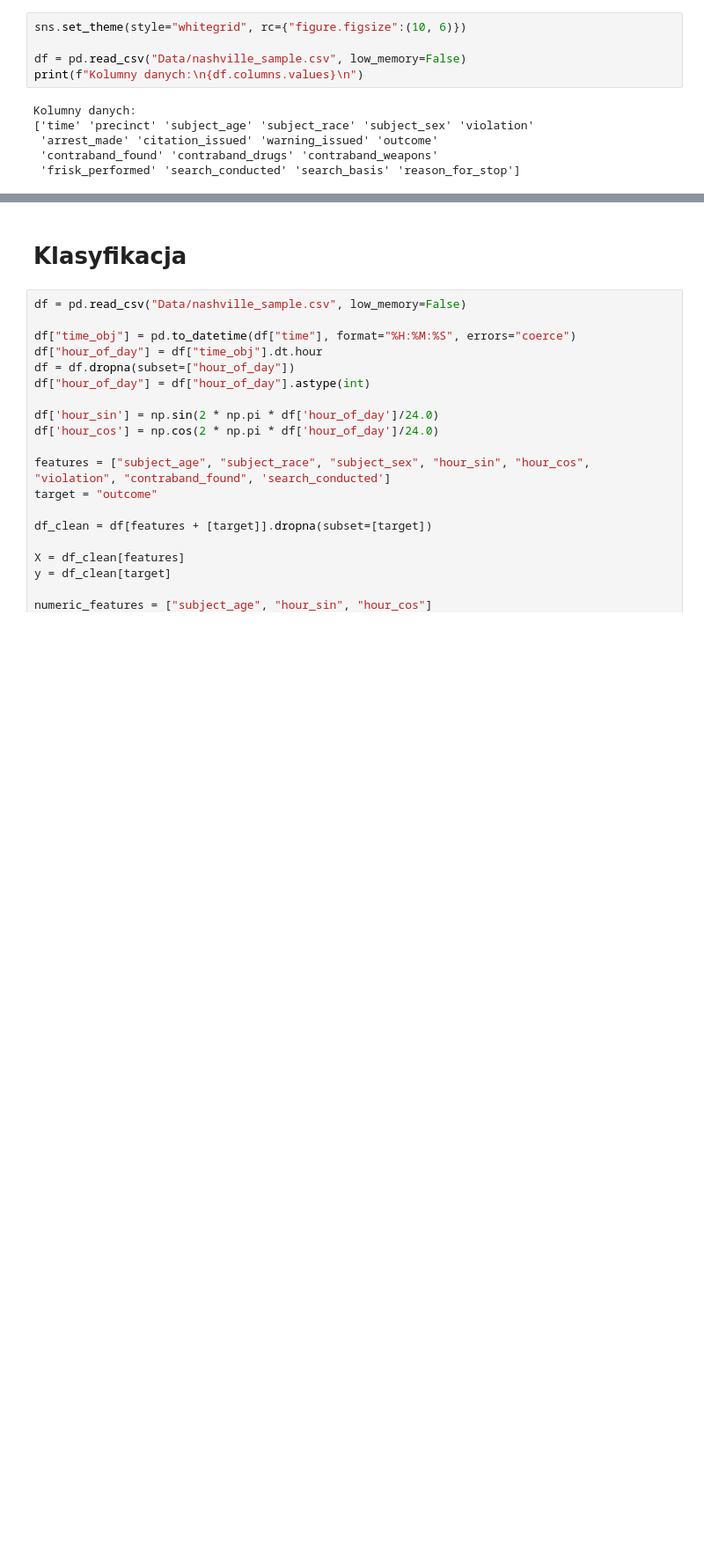
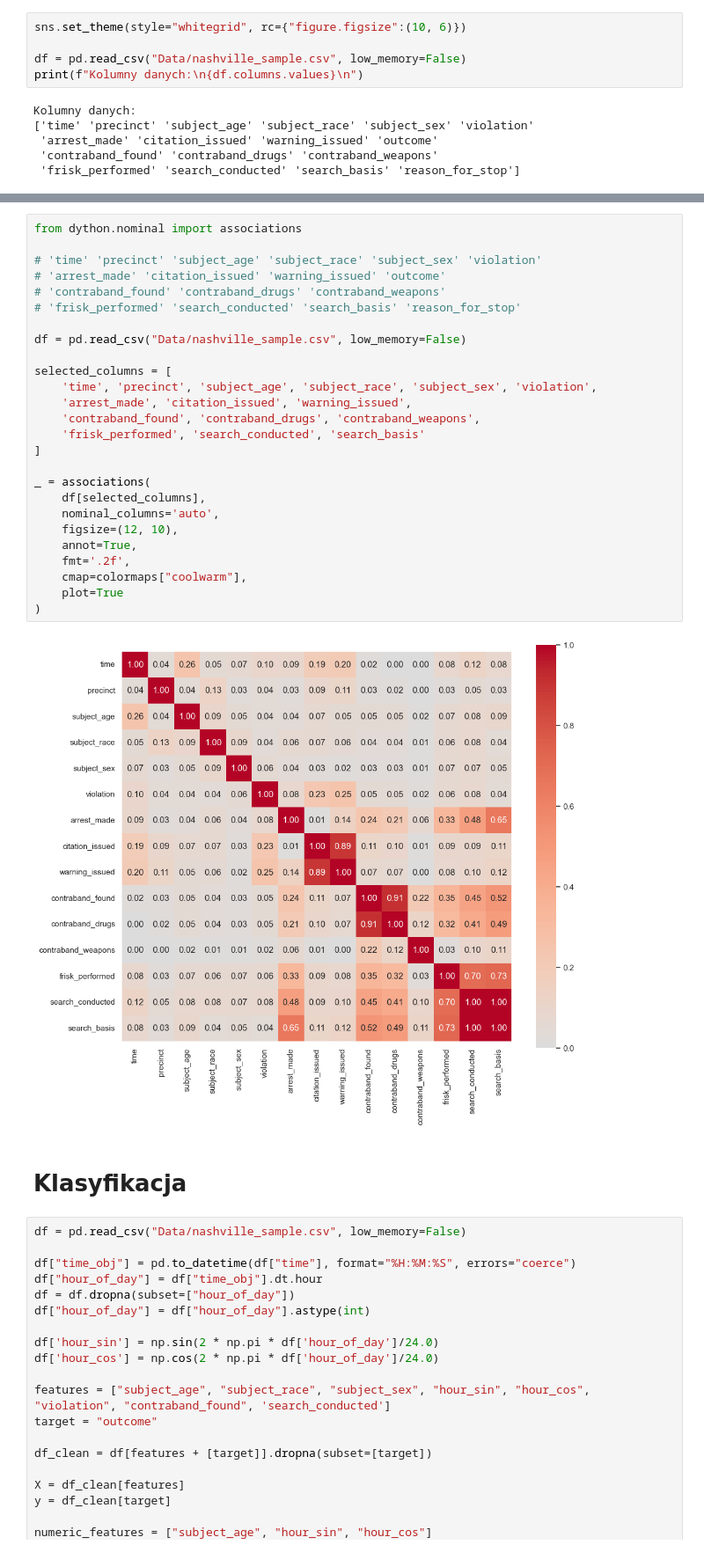
Before and after one commit to Morfinic/PWR_2_St.2_MAIED, a Jupyter notebook: main_notebook.ipynb, the cells around one changed output, grey strips where cells are left out. Shown at 88% size. Cells and saved outputs as stored; diff of their text form; blank space fills up the shorter version.

```diff
--- a/main_notebook.ipynb
+++ b/main_notebook.ipynb
@@ -36,3 +77,31 @@ Kolumny danych:
+# %%
+from dython.nominal import associations
+
+# 'time' 'precinct' 'subject_age' 'subject_race' 'subject_sex' 'violation'
+# 'arrest_made' 'citation_issued' 'warning_issued' 'outcome'
+# 'contraband_found' 'contraband_drugs' 'contraband_weapons'
+# 'frisk_performed' 'search_conducted' 'search_basis' 'reason_for_stop'
+
+df = pd.read_csv("Data/nashville_sample.csv", low_memory=False)
+
+selected_columns = [
+    'time', 'precinct', 'subject_age', 'subject_race', 'subject_sex', 'violation',
+    'arrest_made', 'citation_issued', 'warning_issued',
+    'contraband_found', 'contraband_drugs', 'contraband_weapons',
+    'frisk_performed', 'search_conducted', 'search_basis'
+]
+
+_ = associations(
+    df[selected_columns],
+    nominal_columns='auto',
+    figsize=(12, 10),
+    annot=True,
+    fmt='.2f',
+    cmap=colormaps["coolwarm"],
+    plot=True
+)
+# %% [output]
+[figure, added]
 # %% [markdown]
 # Klasyfikacja
 # %%
```
Also changed, not shown: parts of 10 cells of this notebook, 1 other file.
